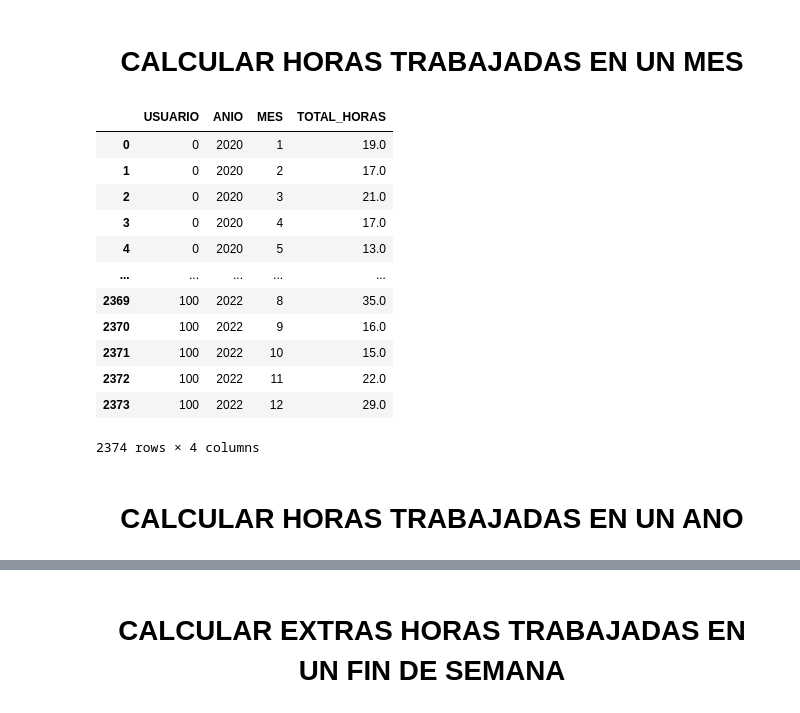
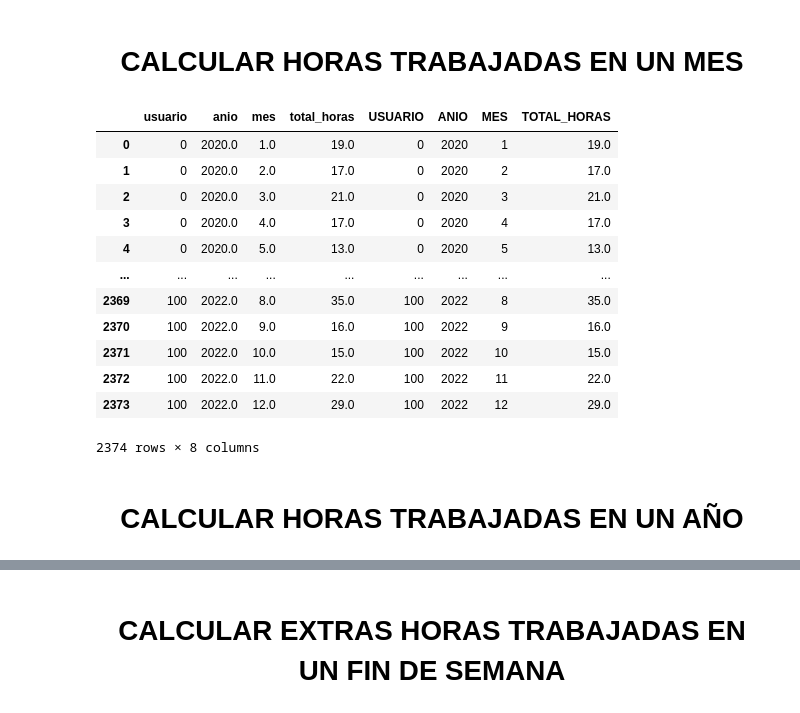
Before and after one commit to JorgeCardona/skills, a Jupyter notebook: Python/DB/SQL_DML.ipynb, the cells around one changed output, grey strips where cells are left out. Saved outputs shown, nothing was run; the diff lists cells and outputs as text; code cells hidden in the pictures.

```diff
--- a/Python/DB/SQL_DML.ipynb
+++ b/Python/DB/SQL_DML.ipynb
@@ -1426,40 +1613,65 @@ pd.read_sql(query, con=mysql)
 # %% [markdown]
 # <center> CALCULAR HORAS TRABAJADAS EN UN MES </center>
 # %%
+query = """
+WITH AGRUPAR_DIA AS (
+    SELECT id_usuario AS USUARIO,
+        EXTRACT(YEAR FROM fecha_reportada) AS ANIO,
+        EXTRACT(MONTH FROM fecha_reportada) AS MES,
+        EXTRACT(DAY FROM fecha_reportada) AS DIA,
+        TO_CHAR(fecha_reportada, 'Month') AS NOMBRE_MES,
+        TO_CHAR(fecha_reportada, 'Day') AS NOMBRE_DIA,
+        EXTRACT(DOW FROM fecha_reportada) AS DIA_SEMANA,
+        DATE_PART('hour', MAX(fecha_reportada)::time - MIN(fecha_reportada)::time) AS HORAS,
+        CONCAT(MIN(fecha_reportada)) AS Fecha
+
+    FROM horarios
+        GROUP BY ANIO, MES, DIA, USUARIO, NOMBRE_DIA, NOMBRE_MES, DIA_SEMANA
+    ORDER BY USUARIO, ANIO, MES, DIA DESC
+)
+SELECT USUARIO, ANIO, MES, SUM(HORAS) AS TOTAL_HORAS
+    FROM AGRUPAR_DIA
+GROUP BY USUARIO, ANIO, MES
+    ORDER BY USUARIO
+"""
+postgres_data = pd.read_sql(query, con=postgres)
+
 query = """
 WITH AGRUPAR_DIA AS (
     SELECT id_usuario AS USUARIO,
         YEAR(fecha_reportada) AS ANIO,
         MONTH(fecha_reportada) AS MES,
         DAY(fecha_reportada) AS DIA,
         MONTHNAME(fecha_reportada) as NOMBRE_MES,
         DAYNAME(fecha_reportada) as NOMBRE_DIA,
         DAYOFWEEK(fecha_reportada) AS DIA_SEMANA,
         CEIL(TIMESTAMPDIFF(HOUR, MIN(fecha_reportada), MAX(fecha_reportada))) AS HORAS,
         CONCAT(MIN(fecha_reportada)) AS Fecha
     FROM horarios
         GROUP BY ANIO, MES, DIA, USUARIO, NOMBRE_DIA, NOMBRE_MES, DIA_SEMANA
 )
 SELECT USUARIO, ANIO, MES, SUM(HORAS) AS TOTAL_HORAS
     FROM AGRUPAR_DIA
 GROUP BY USUARIO, ANIO, MES
     ORDER BY USUARIO
 """
 
-pd.read_sql(query, con=mysql)
+mysql_data = pd.read_sql(query, con=mysql)
+
+pd.concat([postgres_data,mysql_data], axis=1)
 # %% [output]
-|  | USUARIO | ANIO | MES | TOTAL_HORAS |
-| 0 | 0 | 2020 | 1 | 19.0 |
-| 1 | 0 | 2020 | 2 | 17.0 |
-| 2 | 0 | 2020 | 3 | 21.0 |
-| 3 | 0 | 2020 | 4 | 17.0 |
-| 4 | 0 | 2020 | 5 | 13.0 |
-| ... | ... | ... | ... | ... |
-| 2369 | 100 | 2022 | 8 | 35.0 |
-| 2370 | 100 | 2022 | 9 | 16.0 |
-| 2371 | 100 | 2022 | 10 | 15.0 |
-| 2372 | 100 | 2022 | 11 | 22.0 |
-| 2373 | 100 | 2022 | 12 | 29.0 |
+|  | usuario | anio | mes | total_horas | USUARIO | ANIO | MES | TOTAL_HORAS |
+| 0 | 0 | 2020.0 | 1.0 | 19.0 | 0 | 2020 | 1 | 19.0 |
+| 1 | 0 | 2020.0 | 2.0 | 17.0 | 0 | 2020 | 2 | 17.0 |
+| 2 | 0 | 2020.0 | 3.0 | 21.0 | 0 | 2020 | 3 | 21.0 |
+| 3 | 0 | 2020.0 | 4.0 | 17.0 | 0 | 2020 | 4 | 17.0 |
+| 4 | 0 | 2020.0 | 5.0 | 13.0 | 0 | 2020 | 5 | 13.0 |
+| ... | ... | ... | ... | ... | ... | ... | ... | ... |
+| 2369 | 100 | 2022.0 | 8.0 | 35.0 | 100 | 2022 | 8 | 35.0 |
+| 2370 | 100 | 2022.0 | 9.0 | 16.0 | 100 | 2022 | 9 | 16.0 |
+| 2371 | 100 | 2022.0 | 10.0 | 15.0 | 100 | 2022 | 10 | 15.0 |
+| 2372 | 100 | 2022.0 | 11.0 | 22.0 | 100 | 2022 | 11 | 22.0 |
+| 2373 | 100 | 2022.0 | 12.0 | 29.0 | 100 | 2022 | 12 | 29.0 |
-2374 rows × 4 columns
+2374 rows × 8 columns
 # %% [markdown]
-# <center> CALCULAR HORAS TRABAJADAS EN UN ANO </center>
+# <center> CALCULAR HORAS TRABAJADAS EN UN AÑO </center>
```
Also changed, not shown: parts of 66 cells of this notebook, 1 other file.
